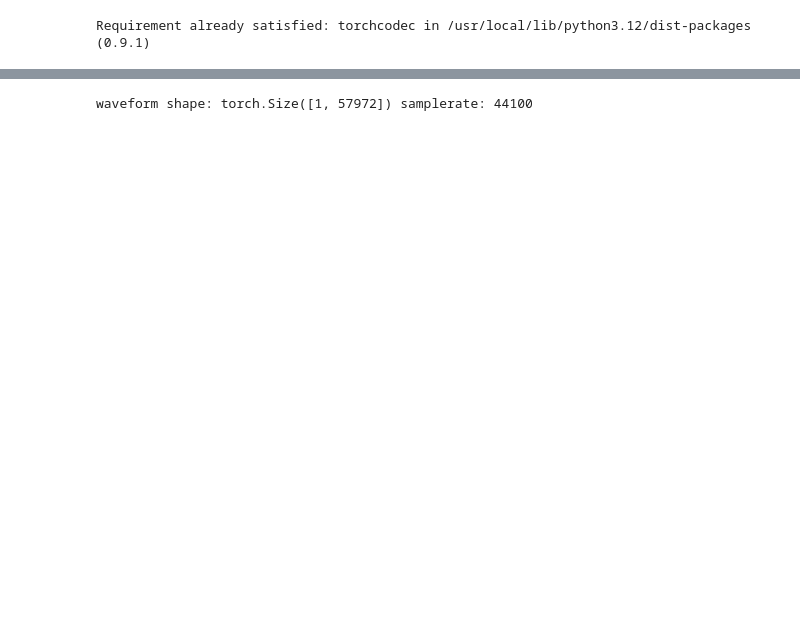
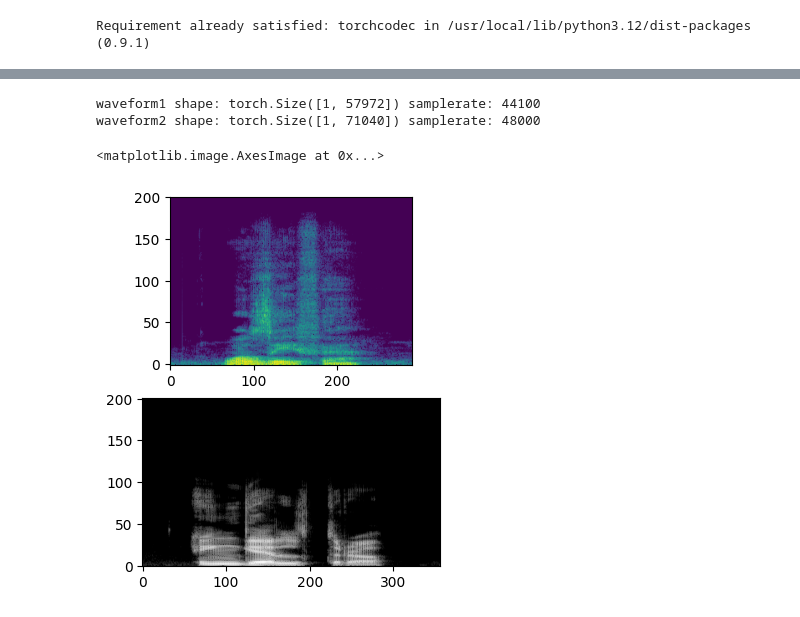
Before and after one commit to zelalemamera-stonybrook/projects-sandbox, a Jupyter notebook: Convolutional_Neural_Network.ipynb, the cells around one changed output, grey strips where cells are left out. Saved outputs shown, nothing was run; the diff lists cells and outputs as text; code cells hidden in the pictures; blank space fills up the shorter version.

```diff
--- a/Convolutional_Neural_Network.ipynb
+++ b/Convolutional_Neural_Network.ipynb
@@ -34,10 +78,27 @@ populate_audio(list(dev_table['audio_urls']))
 # %%
 !cp /content/drive/MyDrive/American\ Visa.jpg /content/drive/MyDrive/Train_audio/copied.jpg
 # %%
-waveform, samplerate = torchaudio.load('/content/drive/MyDrive/Train_audio/audio1.wav')
-print(f"waveform shape: {waveform.shape}", f"samplerate: {samplerate}")
+waveform1, samplerate1 = torchaudio.load('/content/drive/MyDrive/Train_audio/audio1.wav', normalize=True)
+waveform2, samplerate2 = torchaudio.load('/content/drive/MyDrive/Train_audio/audio2.wav', normalize=True)
+print(f"waveform1 shape: {waveform1.shape}", f"samplerate: {samplerate1}")
+print(f"waveform2 shape: {waveform2.shape}", f"samplerate: {samplerate2}")
 # %% [output]
-waveform shape: torch.Size([1, 57972]) samplerate: 44100
+waveform1 shape: torch.Size([1, 57972]) samplerate: 44100
+waveform2 shape: torch.Size([1, 71040]) samplerate: 48000
+# %%
+specgram = T.Spectrogram()
+spec1 = specgram(waveform1)
+spec2 = specgram(waveform2)
+power_to_db = T.AmplitudeToDB("power", 80.0)
+spec1 = power_to_db(spec1)
+spec2 = power_to_db(spec2)
+# %%
+fig, axes = plt.subplots(2)
+axes[0].imshow(spec1[0,:,:], origin='lower')
+axes[1].imshow(spec2[0,:,:], origin='lower', cmap = 'gray')
+# %% [output]
+<matplotlib.image.AxesImage at 0x...>
+[figure, added]
 # %%
 def generate_transformed(urls):
   '''
```
Also changed, not shown: parts of 23 cells of this notebook.
